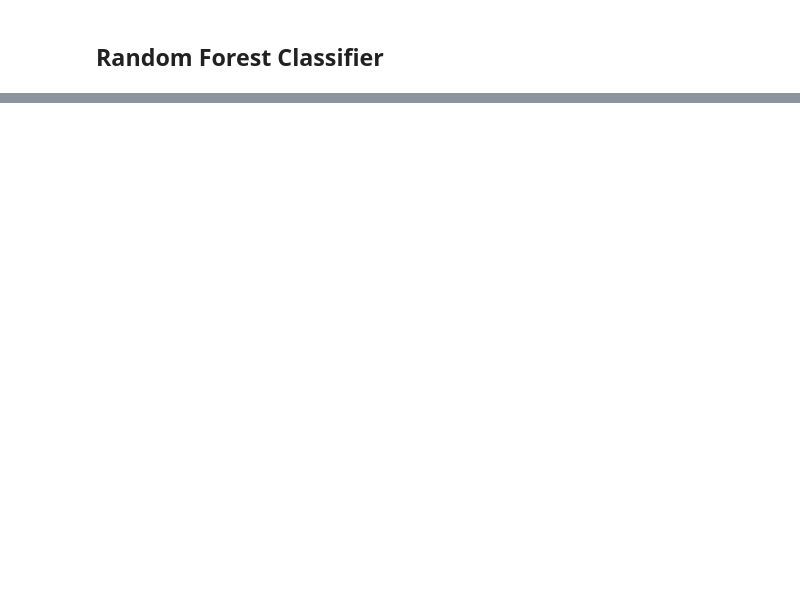
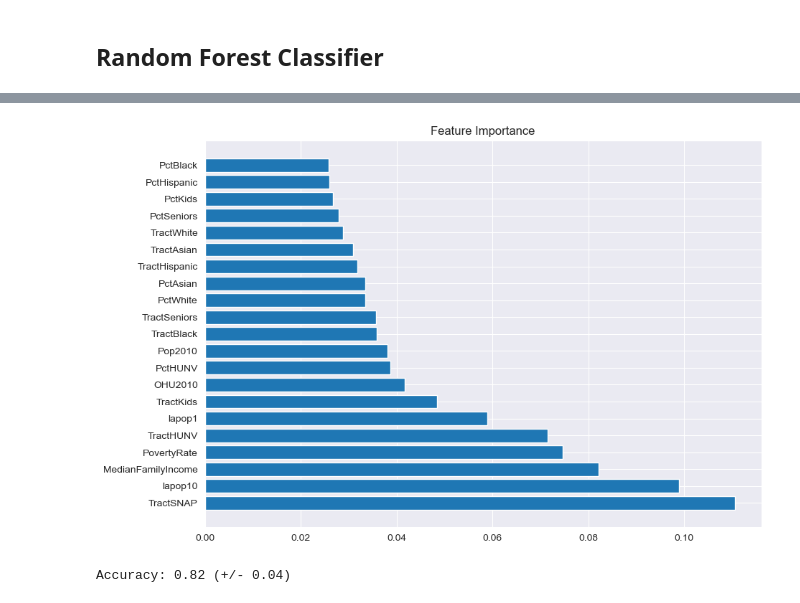
Before and after one commit to KyeraFrancis/Food_Desert_GeoAI, a Jupyter notebook: notebooks/EDA.ipynb, the cells around one changed output, grey strips where cells are left out. Saved outputs shown, nothing was run; the diff lists cells and outputs as text; code cells hidden in the pictures; blank space fills up the shorter version.

```diff
--- a/notebooks/EDA.ipynb
+++ b/notebooks/EDA.ipynb
@@ -328,0 +443,17 @@ plot_feature_comparison('PctSeniors', 'Comparison of Senior Population', 'Percen
+# %%
+feature_importances = model.named_steps['classifier'].feature_importances_
+indices = np.argsort(feature_importances)[::-1]
+names = [X.columns[i] for i in indices]
+
+plt.figure(figsize=(10, 7))
+plt.title("Feature Importance")
+plt.barh(range(X.shape[1]), feature_importances[indices])
+plt.yticks(range(X.shape[1]), names, rotation=0)
+plt.show()
+# %% [output]
+[figure, added]
+# %%
+scores = cross_val_score(model, X, y, cv=5)
+print("Accuracy: %0.2f (+/- %0.2f)" % (scores.mean(), scores.std() * 2))
+# %% [output]
+Accuracy: 0.82 (+/- 0.04)
```
Also changed, not shown: parts of 18 cells of this notebook.
